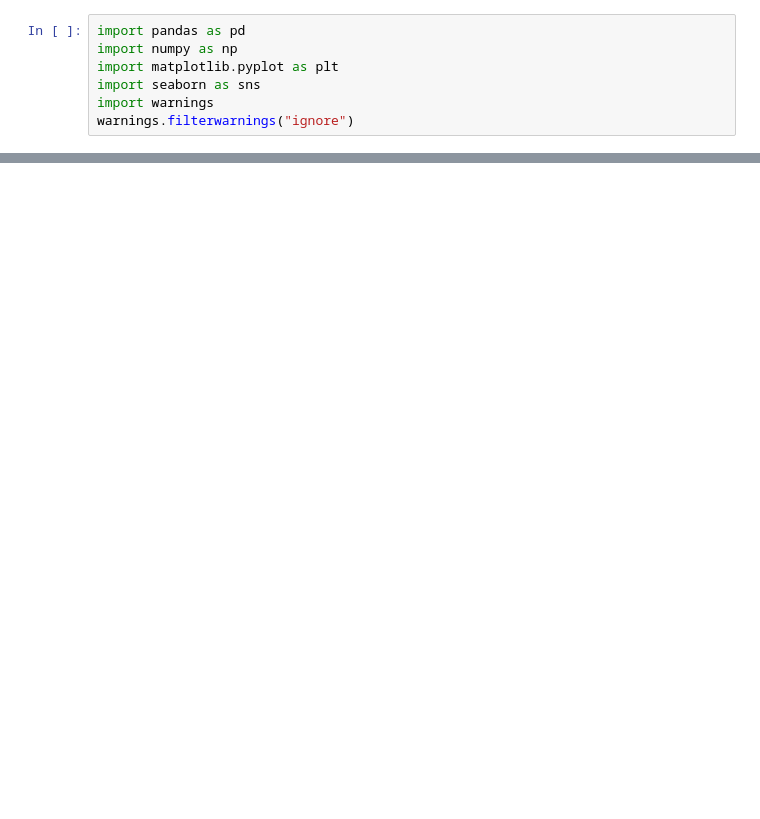
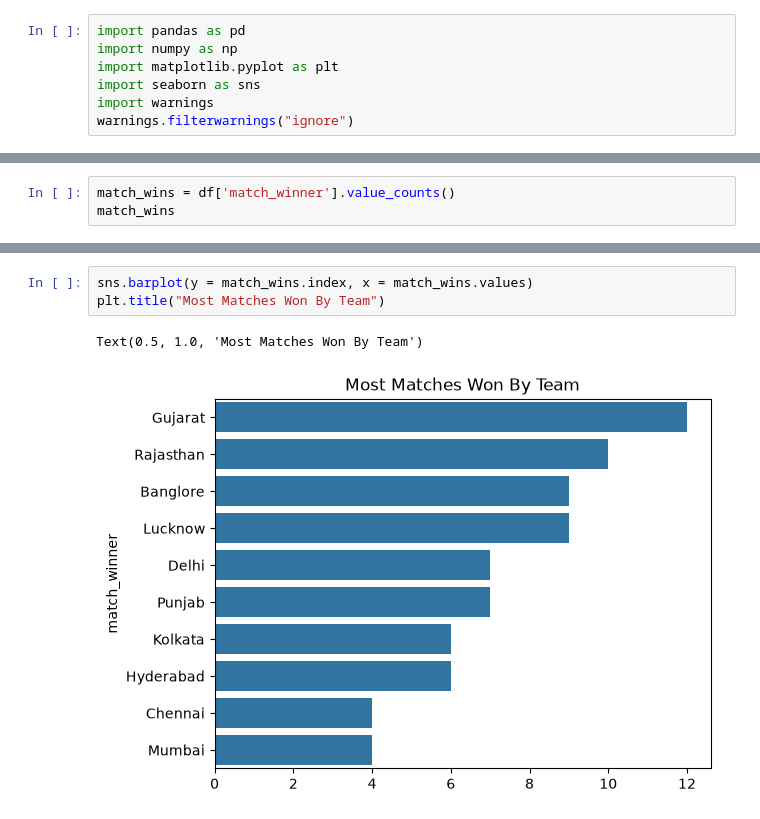
Before and after one commit to ygagan-41/python-libraries-learning, a Jupyter notebook: data visualisation learning/project/project.ipynb, the cells around one changed output, grey strips where cells are left out. Drawn from its saved outputs; the diff is of its cells as text; blank space fills up the shorter version.

```diff
--- a/data visualisation learning/project/project.ipynb
+++ b/data visualisation learning/project/project.ipynb
@@ -17,0 +54,3 @@ df.head()
+# %%
+match_wins = df['match_winner'].value_counts()
+match_wins
@@ -17,0 +70,6 @@ df.head()
+# %%
+sns.barplot(y = match_wins.index, x = match_wins.values)
+plt.title("Most Matches Won By Team")
+# %% [output]
+Text(0.5, 1.0, 'Most Matches Won By Team')
+[figure, added]
```
Also changed, not shown: parts of 16 cells of this notebook.
